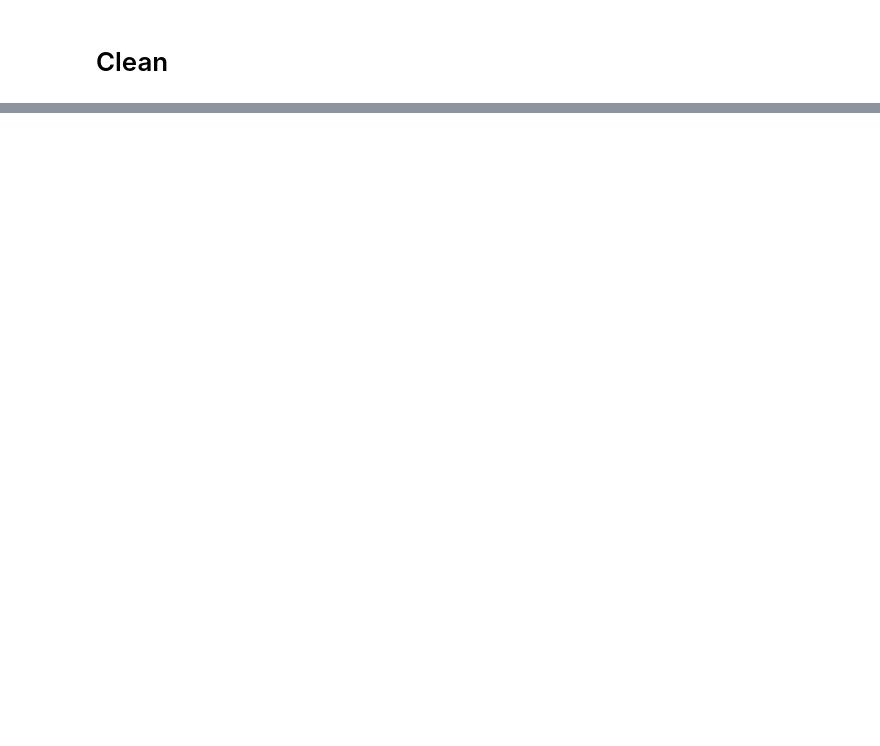
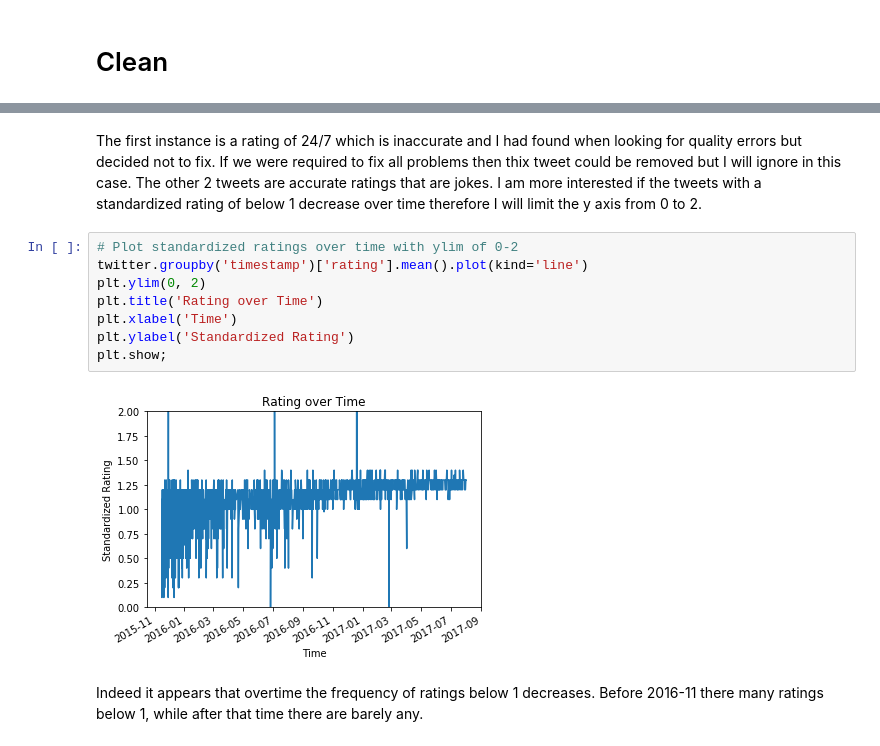
Before and after one commit to simonvlc/Coursera_Capstone, a Jupyter notebook: data_wrangling/wrangle_act.ipynb, the cells around one changed output, grey strips where cells are left out. Cells and saved outputs as stored; diff of their text form; blank space fills up the shorter version.

```diff
--- a/data_wrangling/wrangle_act.ipynb
+++ b/data_wrangling/wrangle_act.ipynb
@@ -768,0 +1141,14 @@ df_merged_dataframes.describe()
+# %% [markdown]
+The first instance is a rating of 24/7 which is inaccurate and I had found when looking for quality errors but decided not to fix.  If we were required to fix all problems then thix tweet could be removed but I will ignore in this case.  The other 2 tweets are accurate ratings that are jokes.  I am more interested if the tweets with a standardized rating of below 1 decrease over time therefore I will limit the y axis from 0 to 2.
+# %%
+# Plot standardized ratings over time with ylim of 0-2
+twitter.groupby('timestamp')['rating'].mean().plot(kind='line')
+plt.ylim(0, 2)
+plt.title('Rating over Time')
+plt.xlabel('Time')
+plt.ylabel('Standardized Rating')
+plt.show;
+# %% [output]
+[figure, added]
+# %% [markdown]
+Indeed it appears that overtime the frequency of ratings below 1 decreases.  Before 2016-11 there many ratings below 1, while after that time there are barely any.
```
Also changed, not shown: parts of 178 cells of this notebook.
